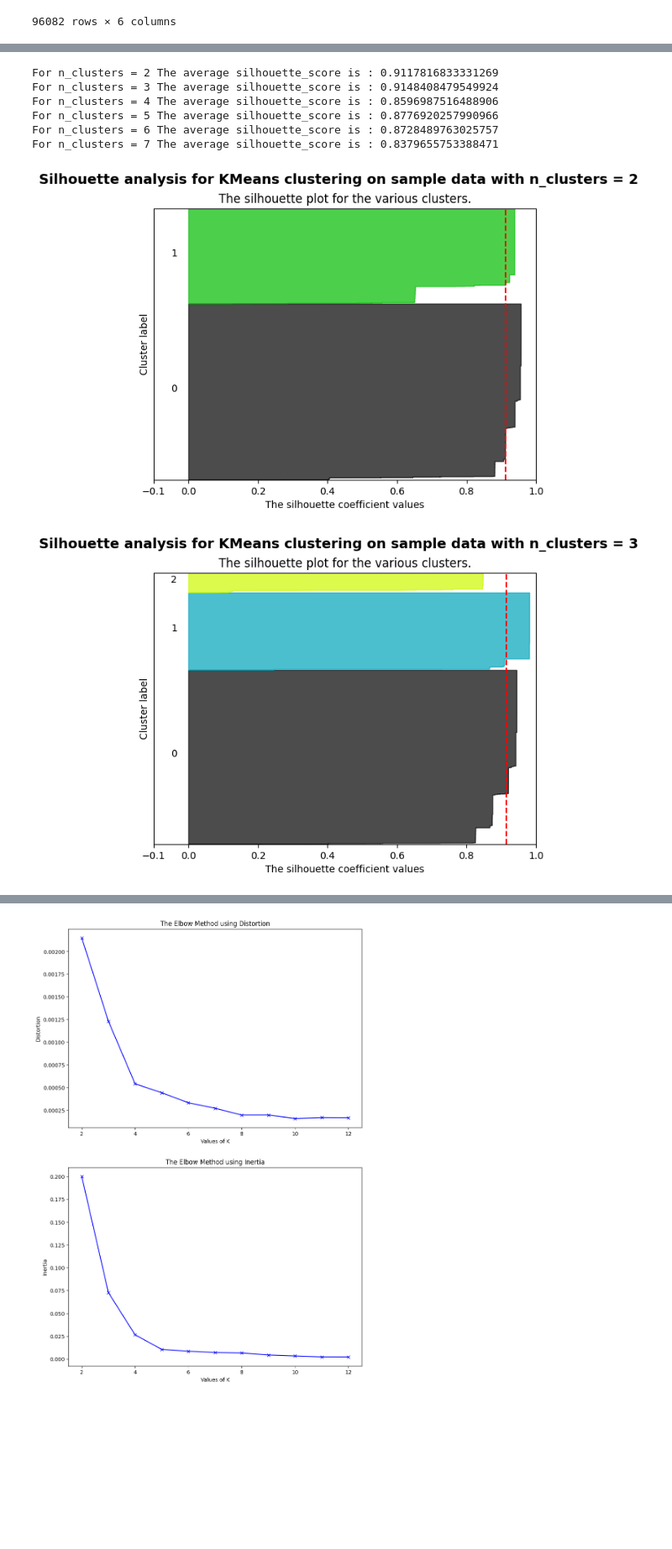
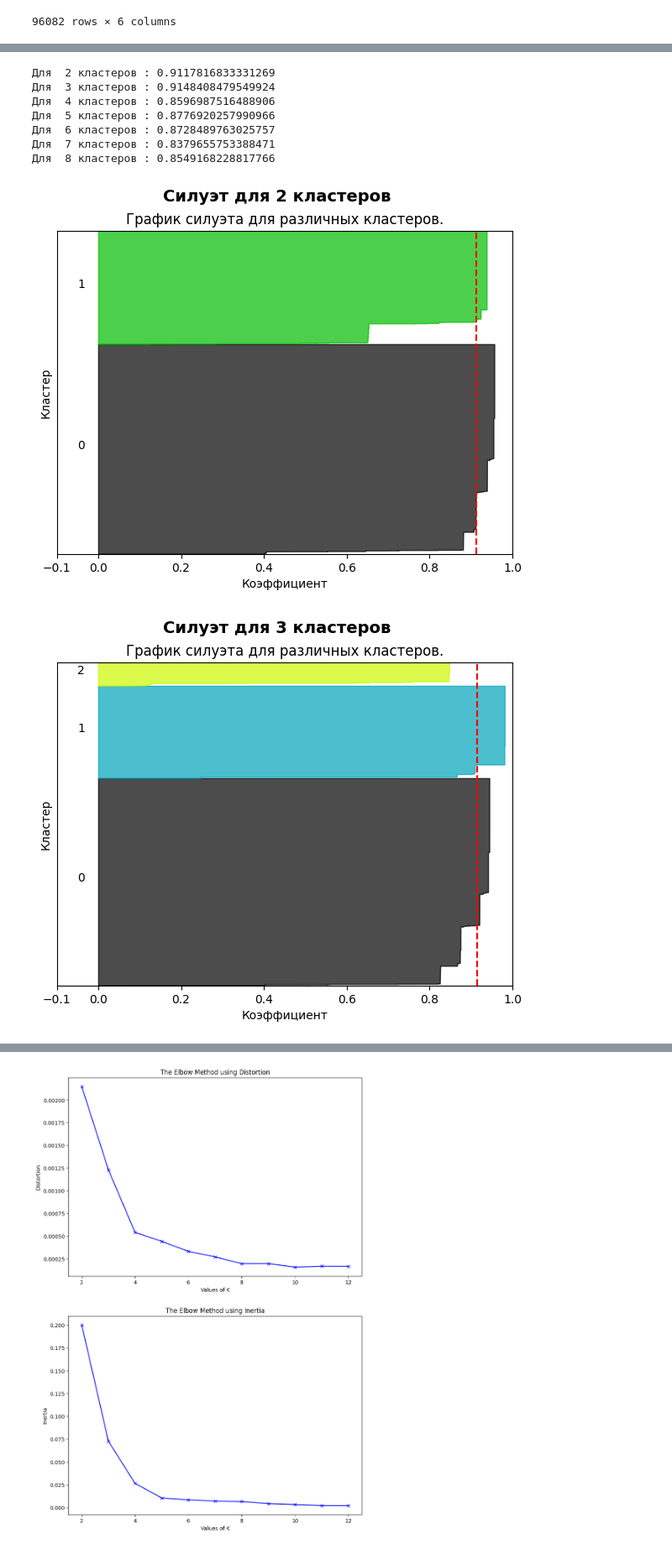
Before and after one commit to mishhgun01/ml-2023, a Jupyter notebook: lab_03.ipynb, the cells around one changed output, grey strips where cells are left out. Shown: that part at 84% size. Cells and saved outputs as stored; diff of their text form; code cells hidden in the pictures; blank space fills up the shorter version.

```diff
--- a/lab_03.ipynb
+++ b/lab_03.ipynb
@@ -68,28 +70,21 @@ Text(0, 0.5, 'INTERACTION')
 # %%
 df_db = df[["INTERACTION", "EVENT_TYPE"]]
 df_db = df_db.sample(frac=0.25, random_state=0)
-from matplotlib import cm
-from sklearn.metrics import silhouette_samples
 
-range_n_clusters = list(range(2,8))
+clusters = list(range(2,9))
 # %%
 
-for n_clusters in range_n_clusters:
-    # Create a subplot with 1 row and 2 columns
+for n in clusters:
     fig, (ax1) = plt.subplots(1, 1)
     fig.set_size_inches(7, 5)
-
-    # The 1st subplot is the silhouette plot
-    # The silhouette coefficient can range from -1, 1 but in this example all
-    # lie within [-0.1, 1]
     ax1.set_xlim([-0.1, 1])
     # The (n_clusters+1)*10 is for inserting blank space between silhouette
     # plots of individual clusters, to demarcate them clearly.
-    ax1.set_ylim([0, len(df_db) + (n_clusters + 1) * 10])
+    ax1.set_ylim([0, len(df_db) + (n + 1) * 10])
 
     # Initialize the clusterer with n_clusters value and a random generator
     # seed of 10 for reproducibility.
-    clusterer = KMeans(n_clusters=n_clusters, n_init="auto", random_state=10)
+    clusterer = KMeans(n_clusters=n, n_init="auto", random_state=10)
     cluster_labels = clusterer.fit_predict(df_db)
 
     # The silhouette_score gives the average value for all the samples.
@@ -97,9 +92,9 @@ for n_clusters in range_n_clusters:
     # clusters
     silhouette_avg = silhouette_score(df_db, cluster_labels)
     print(
-        "For n_clusters =",
-        n_clusters,
-        "The average silhouette_score is :",
+        "Для ",
+        n,
+        "кластеров :",
         silhouette_avg,
     )
 
@@ -107,7 +102,7 @@ for n_clusters in range_n_clusters:
     sample_silhouette_values = silhouette_samples(df_db, cluster_labels)
 
     y_lower = 10
-    for i in range(n_clusters):
+    for i in range(n):
         # Aggregate the silhouette scores for samples belonging to
         # cluster i, and sort them
         ith_cluster_silhouette_values = sample_silhouette_values[cluster_labels == i]
@@ -117,46 +112,47 @@ for n_clusters in range_n_clusters:
         size_cluster_i = ith_cluster_silhouette_values.shape[0]
         y_upper = y_lower + size_cluster_i
 
-        color = cm.nipy_spectral(float(i) / n_clusters)
+        color = cm.nipy_spectral(float(i) / n)
         ax1.fill_betweenx(
             np.arange(y_lower, y_upper),
             0,
             ith_cluster_silhouette_values,
             facecolor=color,
             edgecolor=color,
             alpha=0.7,
         )
 
         # Label the silhouette plots with their cluster numbers at the middle
         ax1.text(-0.05, y_lower + 0.5 * size_cluster_i, str(i))
 
         # Compute the new y_lower for next plot
         y_lower = y_upper + 10  # 10 for the 0 samples
 
-    ax1.set_title("The silhouette plot for the various clusters.")
-    ax1.set_xlabel("The silhouette coefficient values")
-    ax1.set_ylabel("Cluster label")
+    ax1.set_title("График силуэта для различных кластеров.")
+    ax1.set_xlabel("Коэффициент")
+    ax1.set_ylabel("Кластер")
 
     # The vertical line for average silhouette score of all the values
     ax1.axvline(x=silhouette_avg, color="red", linestyle="--")
 
     ax1.set_yticks([])  # Clear the yaxis labels / ticks
     ax1.set_xticks([-0.1, 0, 0.2, 0.4, 0.6, 0.8, 1])
 
     plt.suptitle(
-        "Silhouette analysis for KMeans clustering on sample data with n_clusters = %d"
-        % n_clusters,
+        "Силуэт для %d кластеров"
+        % n,
         fontsize=14,
         fontweight="bold",
     )
 
 plt.show()
 # %% [output]
-For n_clusters = 2 The average silhouette_score is : 0.9117816833331269
-For n_clusters = 3 The average silhouette_score is : 0.9148408479549924
-For n_clusters = 4 The average silhouette_score is : 0.8596987516488906
-For n_clusters = 5 The average silhouette_score is : 0.8776920257990966
-For n_clusters = 6 The average silhouette_score is : 0.8728489763025757
-For n_clusters = 7 The average silhouette_score is : 0.8379655753388471
+Для  2 кластеров : 0.9117816833331269
+Для  3 кластеров : 0.9148408479549924
+Для  4 кластеров : 0.8596987516488906
+Для  5 кластеров : 0.8776920257990966
+Для  6 кластеров : 0.8728489763025757
+Для  7 кластеров : 0.8379655753388471
+Для  8 кластеров : 0.8549168228817766
-[figure, old version]
+[figure, new version]
-[figure, old version]
+[figure, new version]
```
Also changed, not shown: parts of 4 cells of this notebook, 1 other file.
